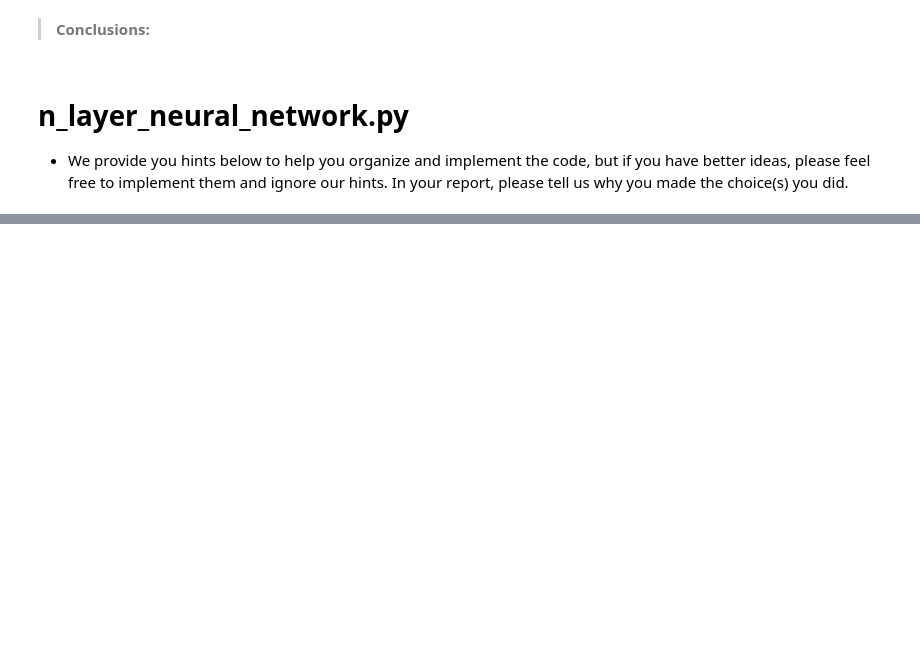
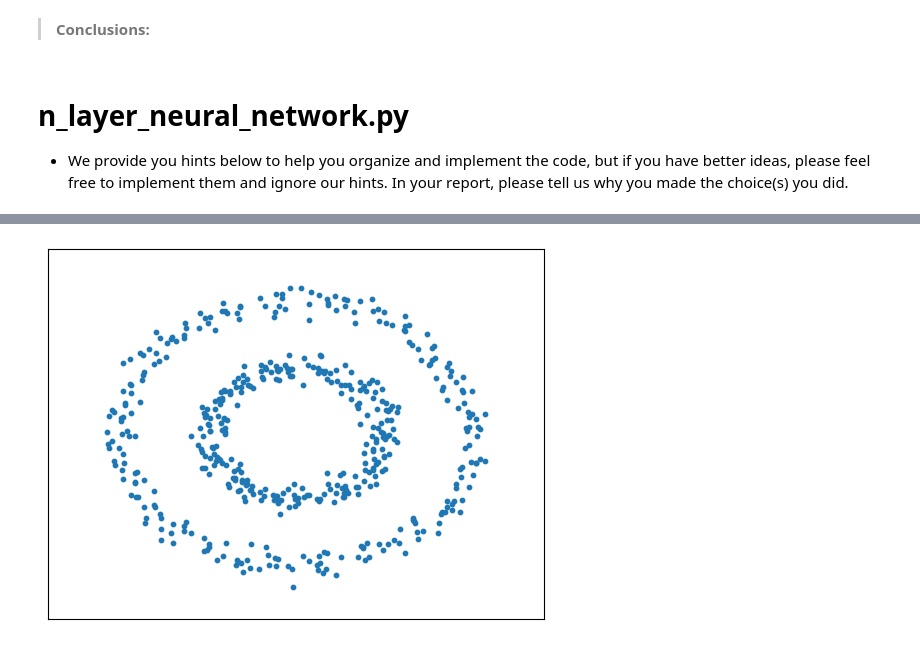
Before and after one commit to kdmalc/deeplearning576, a Jupyter notebook: HW1/HW1_EmbeddedReport.ipynb, the cells around one changed output, grey strips where cells are left out. Cells and saved outputs as stored; diff of their text form; code cells hidden in the pictures; blank space fills up the shorter version.

```diff
--- a/HW1/HW1_EmbeddedReport.ipynb
+++ b/HW1/HW1_EmbeddedReport.ipynb
@@ -286,0 +1054,18 @@ model.visualize_decision_boundary(X,y)
+# %%
+idx = 0
+dataset = datasets[idx][0]
+algo_params = datasets[idx][1]
+# update parameters with dataset-specific values
+params = default_base.copy()
+params.update(algo_params)
+X, y = dataset
+# normalize dataset for easier parameter selection
+X = StandardScaler().fit_transform(X)
+plt.scatter(X[:, 0], X[:, 1], s=10)
+plt.xlim(-2.5, 2.5)
+plt.ylim(-2.5, 2.5)
+plt.xticks(())
+plt.yticks(())
+plt.show()
+# %% [output]
+[figure, added]
```
Also changed, not shown: parts of 21 cells of this notebook, 3 other files.
